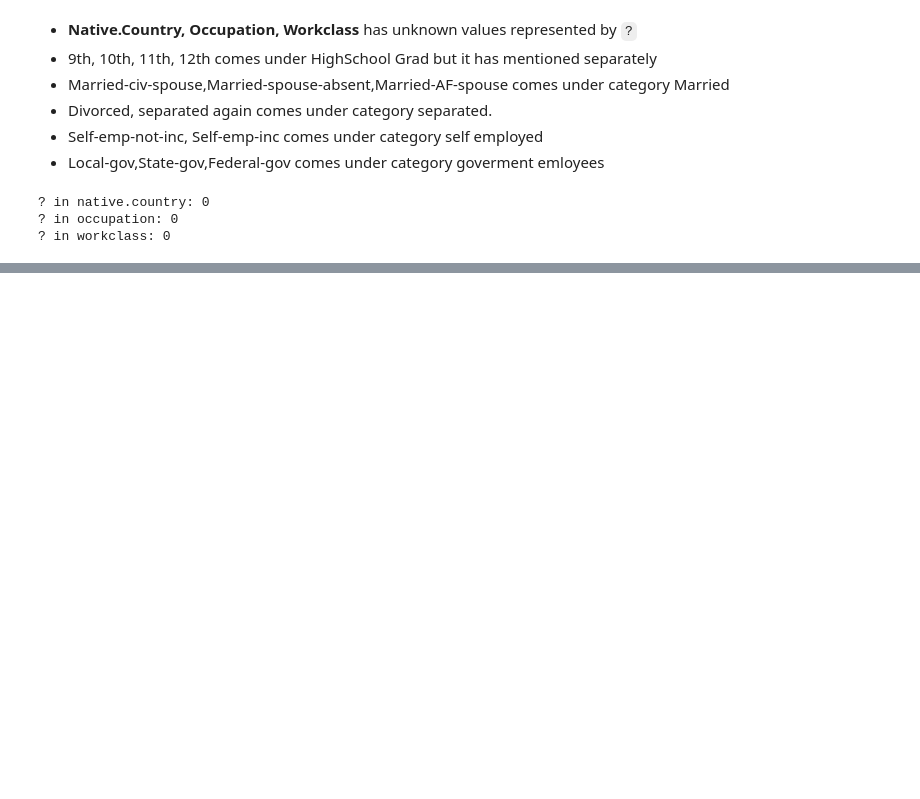
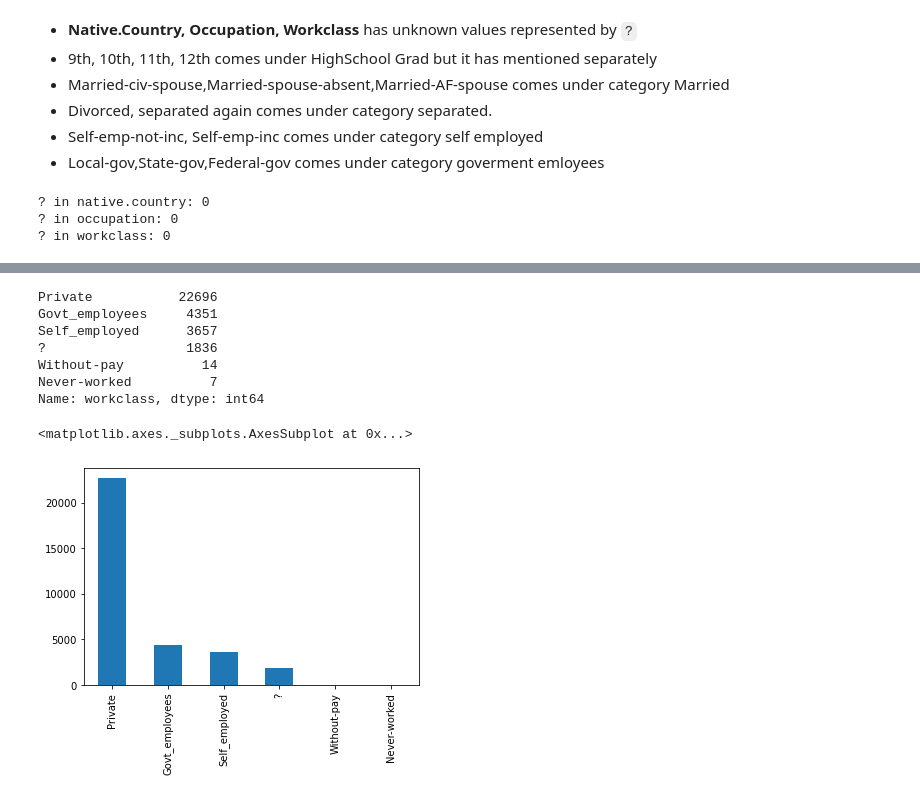
Before and after one commit to phillakh/6000CEM-Machine-Learning-and-Related-Applications, a Jupyter notebook: Notebook.ipynb, the cells around one changed output, grey strips where cells are left out. Drawn from its saved outputs; the diff is of its cells as text; code cells hidden in the pictures; blank space fills up the shorter version.

```diff
--- a/Notebook.ipynb
+++ b/Notebook.ipynb
@@ -122,0 +171,22 @@ for col in edit_cols:
+# %%
+# put self employed, gov employess into one category
+self_employed = ['Self-emp-not-inc','Self-emp-inc']
+govt_employees = ['Local-gov','State-gov','Federal-gov']
+
+#replace elements in list.
+df['workclass'] = df['workclass'].str.strip()
+df['workclass'].replace(to_replace = self_employed ,value = 'Self_employed',inplace = True)
+df['workclass'].replace(to_replace = govt_employees,value = 'Govt_employees',inplace = True)
+
+print(df['workclass'].value_counts())
+df['workclass'].value_counts().plot(kind='bar')
+# %% [output]
+Private           22696
+Govt_employees     4351
+Self_employed      3657
+?                  1836
+Without-pay          14
+Never-worked          7
+Name: workclass, dtype: int64
+<matplotlib.axes._subplots.AxesSubplot at 0x...>
+[figure, added]
```
Also changed, not shown: parts of 2 cells of this notebook.
